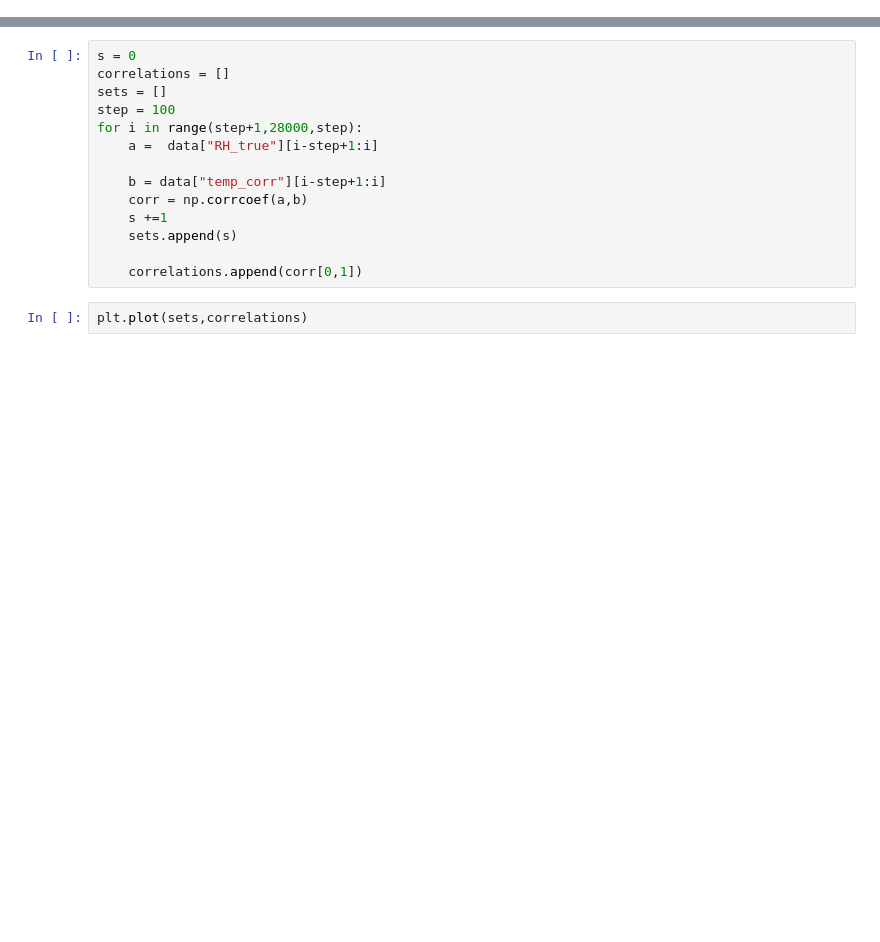
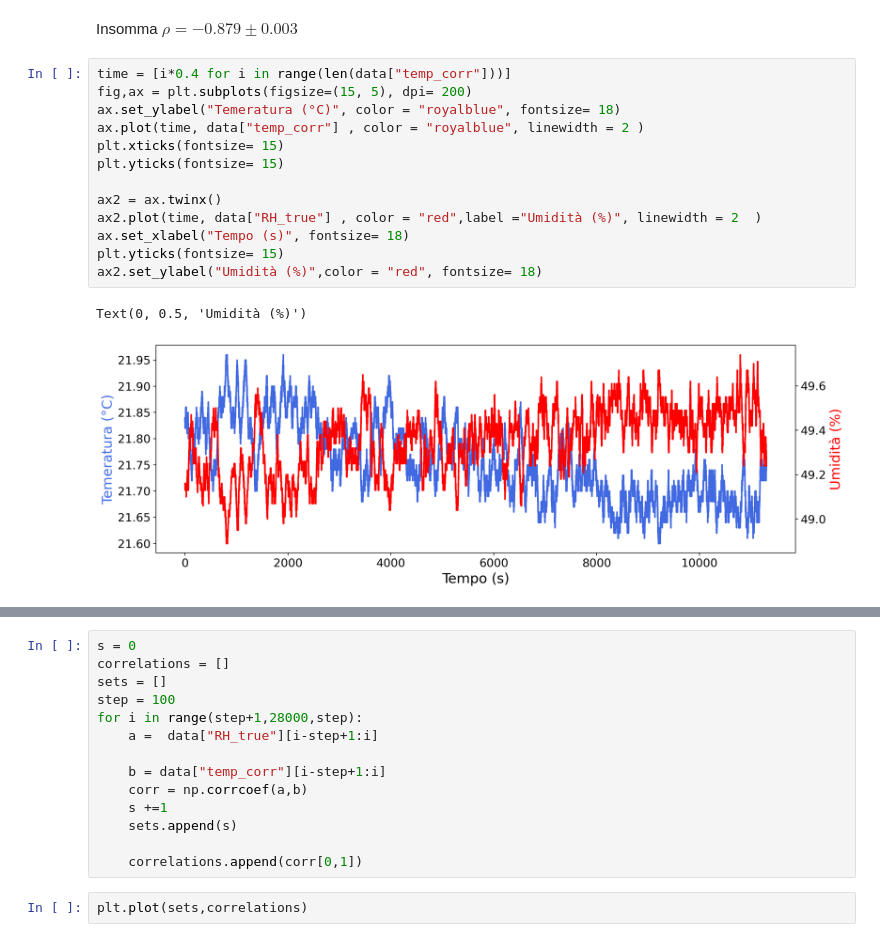
Before and after one commit to LorenzoUnich/Fischetta_4, a Jupyter notebook: Analisi dei dati da file.ipynb, the cells around one changed output, grey strips where cells are left out. Saved outputs shown, nothing was run; the diff lists cells and outputs as text; blank space fills up the shorter version.

```diff
--- a/Analisi dei dati da file.ipynb
+++ b/Analisi dei dati da file.ipynb
@@ -40,0 +53,18 @@ plt.
+# %% [markdown]
+Insomma $\rho = -0.879 \pm 0.003$
+# %%
+time = [i*0.4 for i in range(len(data["temp_corr"]))]
+fig,ax = plt.subplots(figsize=(15, 5), dpi= 200)
+ax.set_ylabel("Temeratura (°C)", color = "royalblue", fontsize= 18)
+ax.plot(time, data["temp_corr"] , color = "royalblue", linewidth = 2 )
+plt.xticks(fontsize= 15)
+plt.yticks(fontsize= 15)
+
+ax2 = ax.twinx()
+ax2.plot(time, data["RH_true"] , color = "red",label ="Umidità (%)", linewidth = 2  )
+ax.set_xlabel("Tempo (s)", fontsize= 18)
+plt.yticks(fontsize= 15)
+ax2.set_ylabel("Umidità (%)",color = "red", fontsize= 18)
+# %% [output]
+Text(0, 0.5, 'Umidità (%)')
+[figure, added]
```
Also changed, not shown: parts of 34 cells of this notebook.
